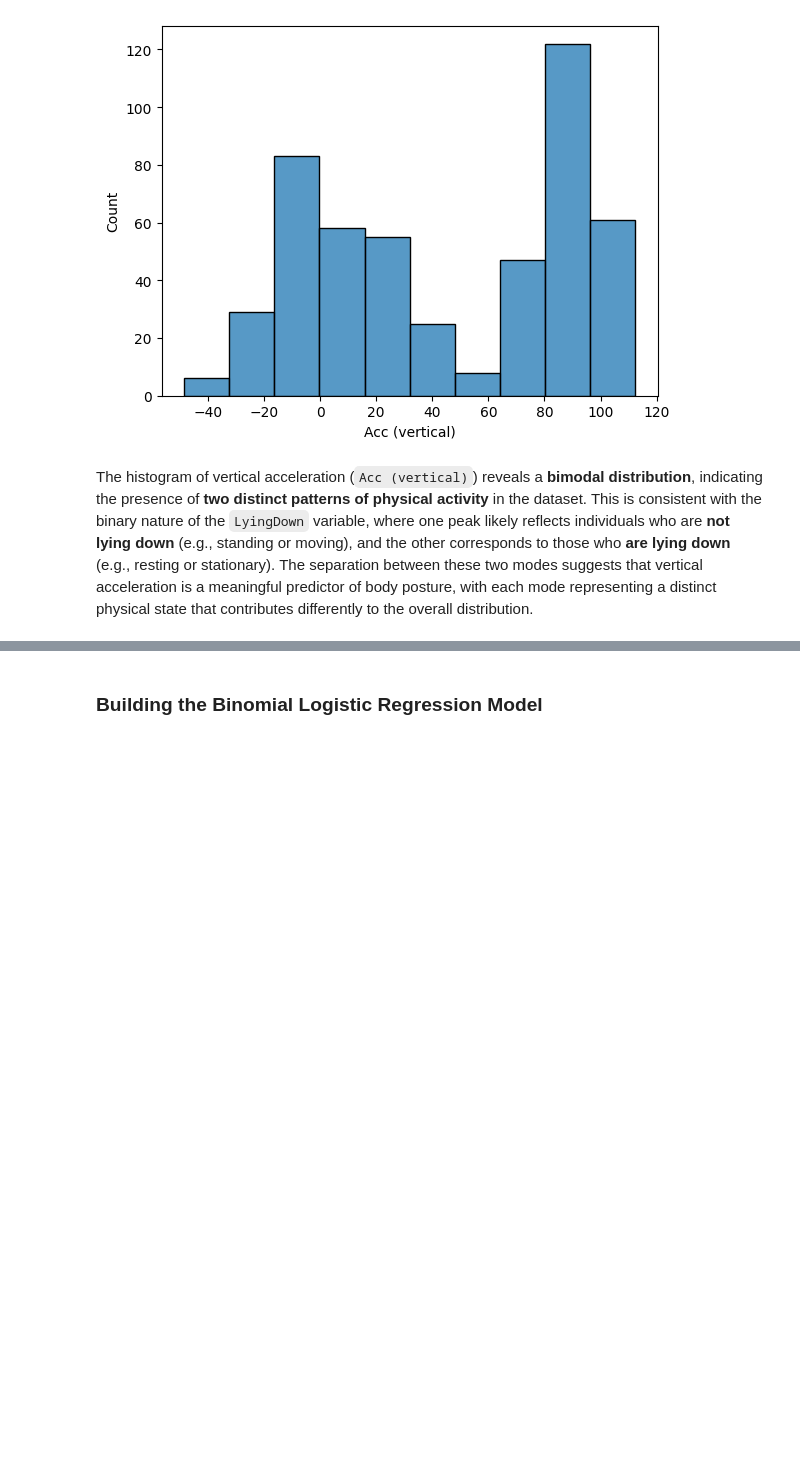
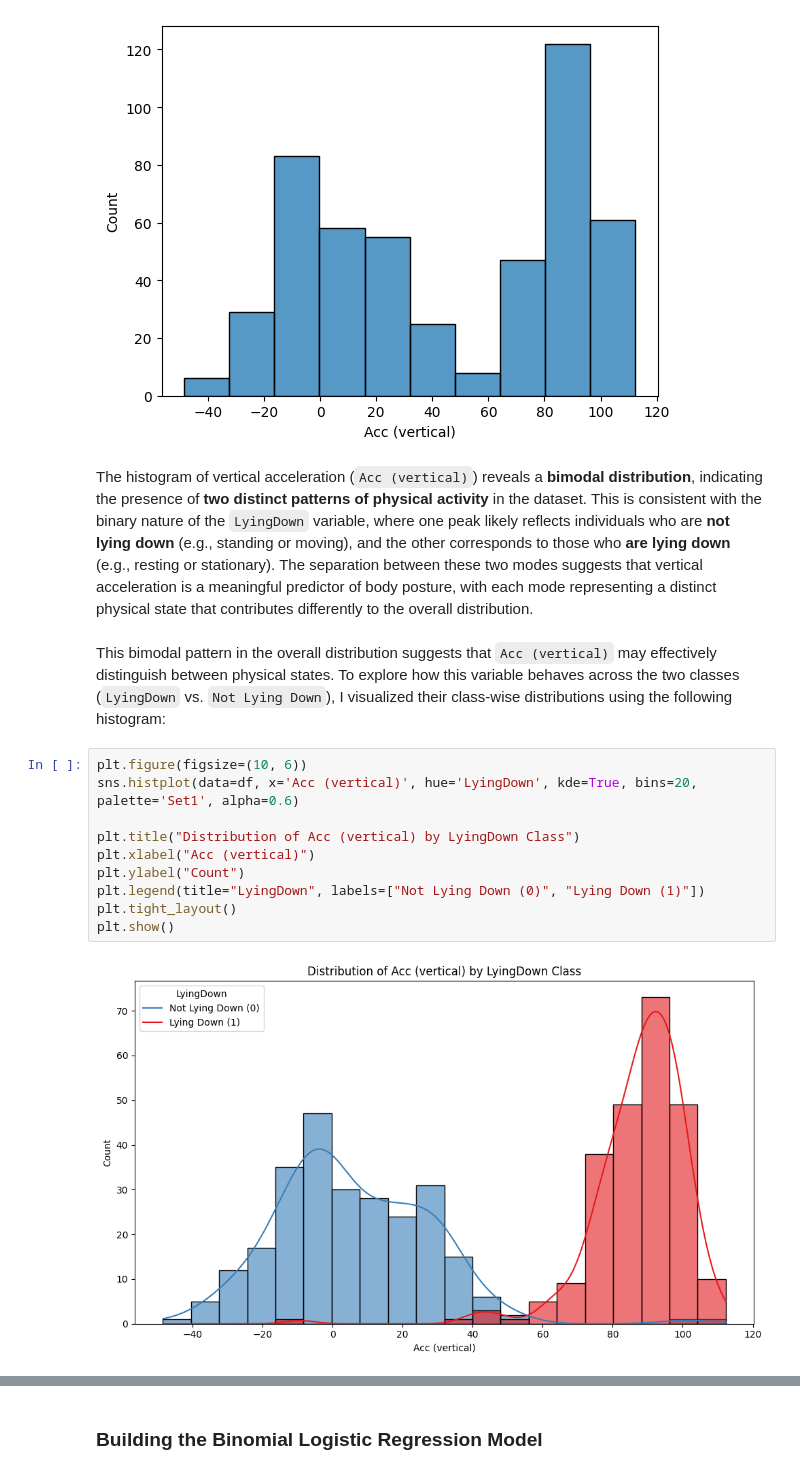
Before and after one commit to Cyberoctane29/Elderly-Motion-Analytics-for-Fall-Prevention, a Jupyter notebook: Elderly_Motion_Analytics_for_Fall_Prevention.ipynb, the cells around one changed output, grey strips where cells are left out. Saved outputs shown, nothing was run; the diff lists cells and outputs as text; blank space fills up the shorter version.

```diff
--- a/Elderly_Motion_Analytics_for_Fall_Prevention.ipynb
+++ b/Elderly_Motion_Analytics_for_Fall_Prevention.ipynb
@@ -327,3 +327,17 @@ sns.histplot(data=activity['Acc (vertical)'])
 [figure]
 # %% [markdown]
 The histogram of vertical acceleration (`Acc (vertical)`) reveals a **bimodal distribution**, indicating the presence of **two distinct patterns of physical activity** in the dataset. This is consistent with the binary nature of the `LyingDown` variable, where one peak likely reflects individuals who are **not lying down** (e.g., standing or moving), and the other corresponds to those who **are lying down** (e.g., resting or stationary). The separation between these two modes suggests that vertical acceleration is a meaningful predictor of body posture, with each mode representing a distinct physical state that contributes differently to the overall distribution.
+# %% [markdown]
+This bimodal pattern in the overall distribution suggests that `Acc (vertical)` may effectively distinguish between physical states. To explore how this variable behaves across the two classes (`LyingDown` vs. `Not Lying Down`), I visualized their class-wise distributions using the following histogram:
+# %%
+plt.figure(figsize=(10, 6))
+sns.histplot(data=df, x='Acc (vertical)', hue='LyingDown', kde=True, bins=20, palette='Set1', alpha=0.6)
+
+plt.title("Distribution of Acc (vertical) by LyingDown Class")
+plt.xlabel("Acc (vertical)")
+plt.ylabel("Count")
+plt.legend(title="LyingDown", labels=["Not Lying Down (0)", "Lying Down (1)"])
+plt.tight_layout()
+plt.show()
+# %% [output]
+[figure, added]
```
Also changed, not shown: parts of 12 cells of this notebook.
